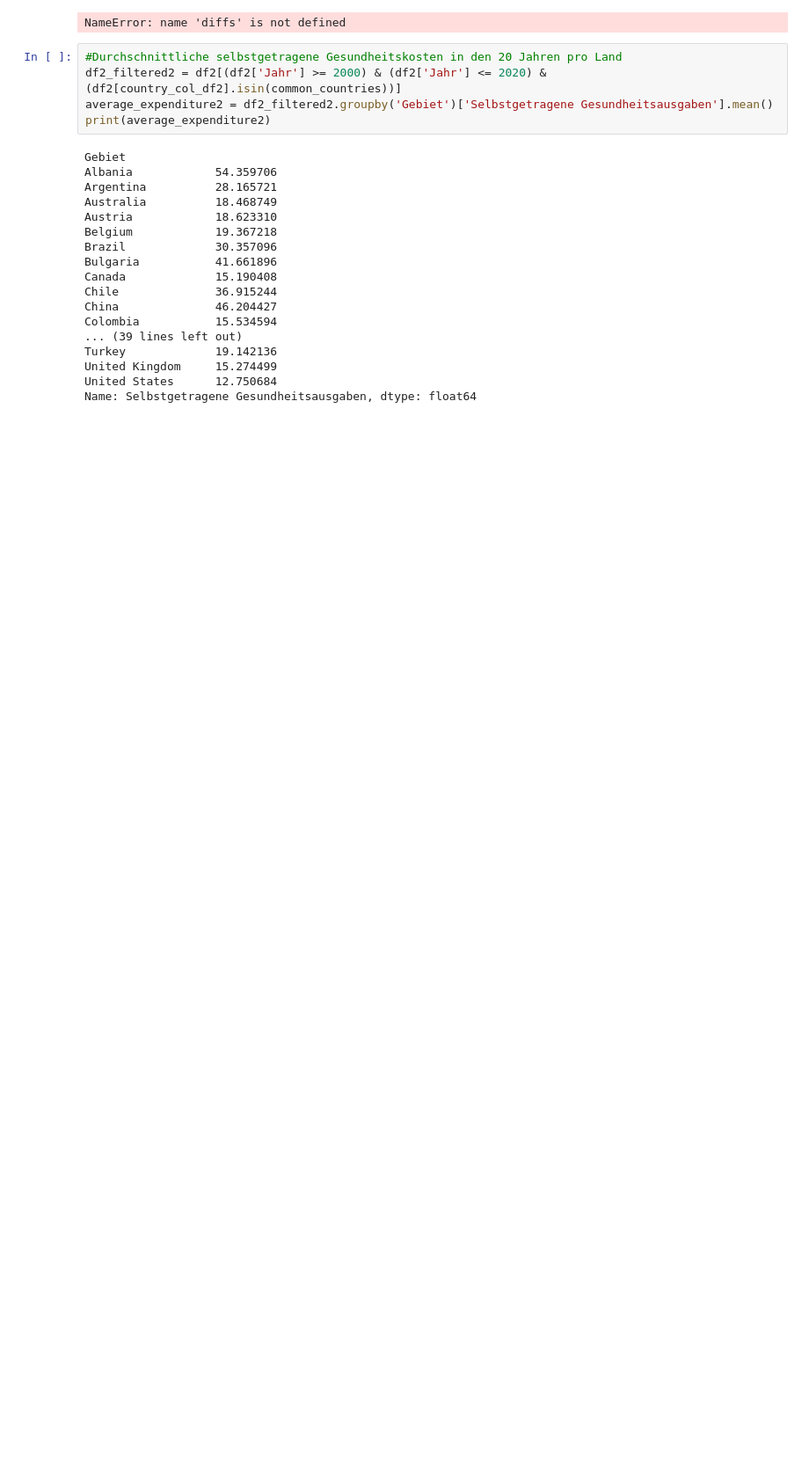
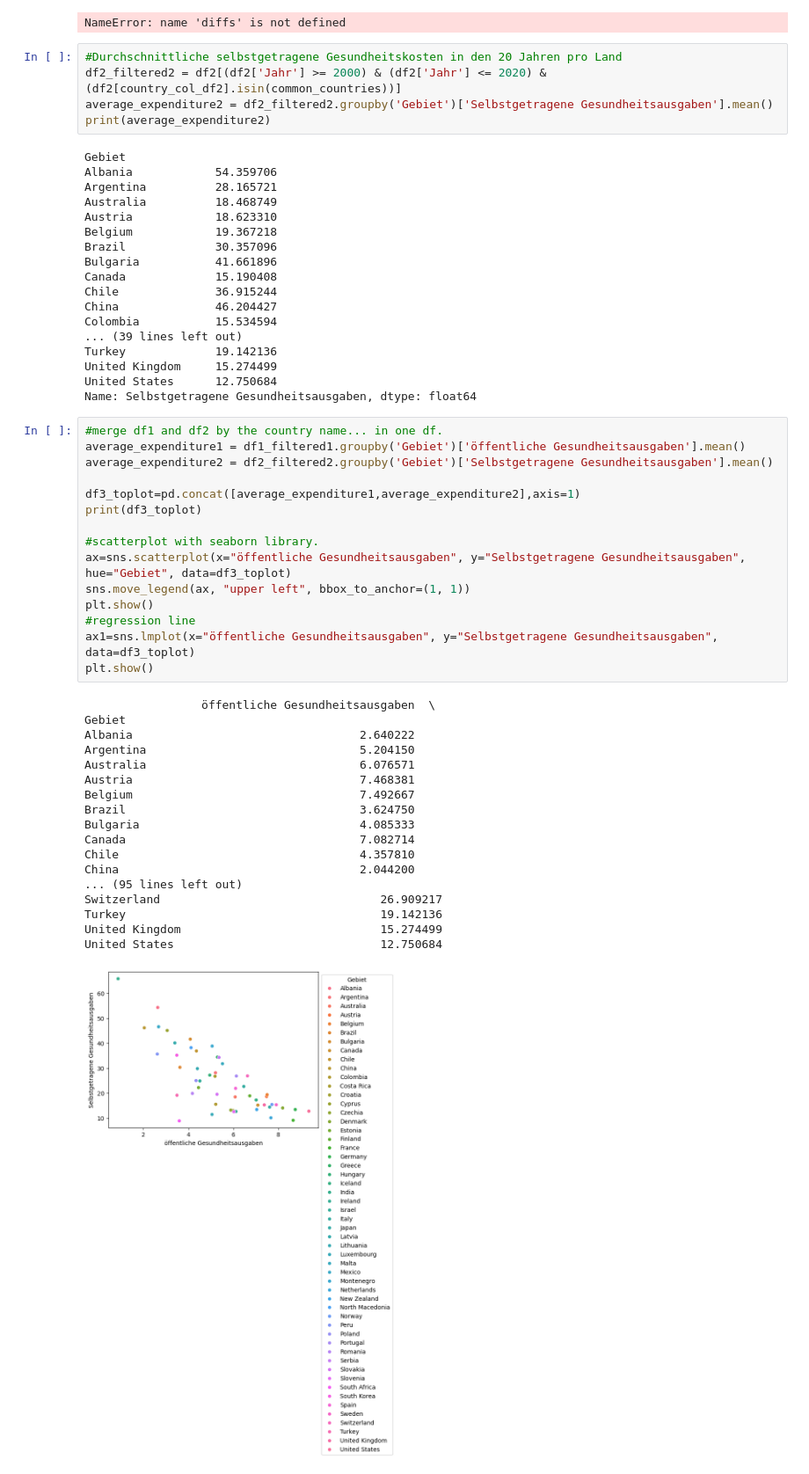
Before and after one commit to cossllea/BMLD1-LN2-Python, a Jupyter notebook: Grundgerüst_Leistungsnachweis.ipynb, the cells around one changed output. Shown at 88% size. Drawn from its saved outputs; the diff is of its cells as text; blank space fills up the shorter version.

Commit message:
plot

```diff
--- a/Grundgerüst_Leistungsnachweis.ipynb
+++ b/Grundgerüst_Leistungsnachweis.ipynb
@@ -594,3 +594,37 @@ Turkey             19.142136
 United Kingdom     15.274499
 United States      12.750684
 Name: Selbstgetragene Gesundheitsausgaben, dtype: float64
+# %%
+#merge df1 and df2 by the country name... in one df.
+average_expenditure1 = df1_filtered1.groupby('Gebiet')['öffentliche Gesundheitsausgaben'].mean()
+average_expenditure2 = df2_filtered2.groupby('Gebiet')['Selbstgetragene Gesundheitsausgaben'].mean()
+
+df3_toplot=pd.concat([average_expenditure1,average_expenditure2],axis=1)
+print(df3_toplot)
+
+#scatterplot with seaborn library.
+ax=sns.scatterplot(x="öffentliche Gesundheitsausgaben", y="Selbstgetragene Gesundheitsausgaben", hue="Gebiet", data=df3_toplot)
+sns.move_legend(ax, "upper left", bbox_to_anchor=(1, 1))
+plt.show()
+#regression line
+ax1=sns.lmplot(x="öffentliche Gesundheitsausgaben", y="Selbstgetragene Gesundheitsausgaben", data=df3_toplot)
+plt.show()
+# %% [output]
+                 öffentliche Gesundheitsausgaben  \
+Gebiet
+Albania                                 2.640222
+Argentina                               5.204150
+Australia                               6.076571
+Austria                                 7.468381
+Belgium                                 7.492667
+Brazil                                  3.624750
+Bulgaria                                4.085333
+Canada                                  7.082714
+Chile                                   4.357810
+China                                   2.044200
+... (95 lines left out)
+Switzerland                                26.909217
+Turkey                                     19.142136
+United Kingdom                             15.274499
+United States                              12.750684
+[figure, added]
```
Also changed, not shown: parts of 2 cells of this notebook.
